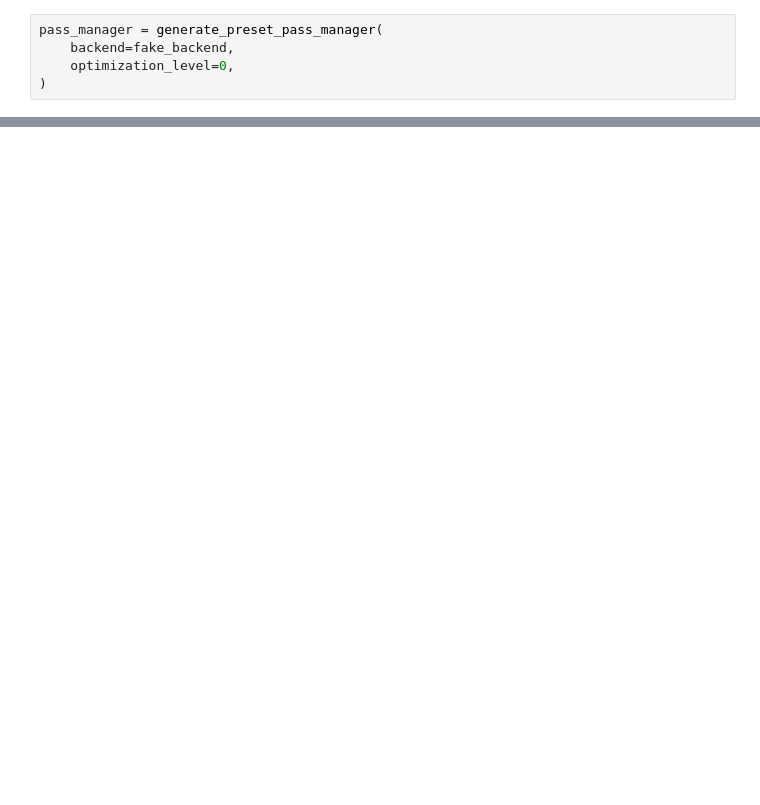
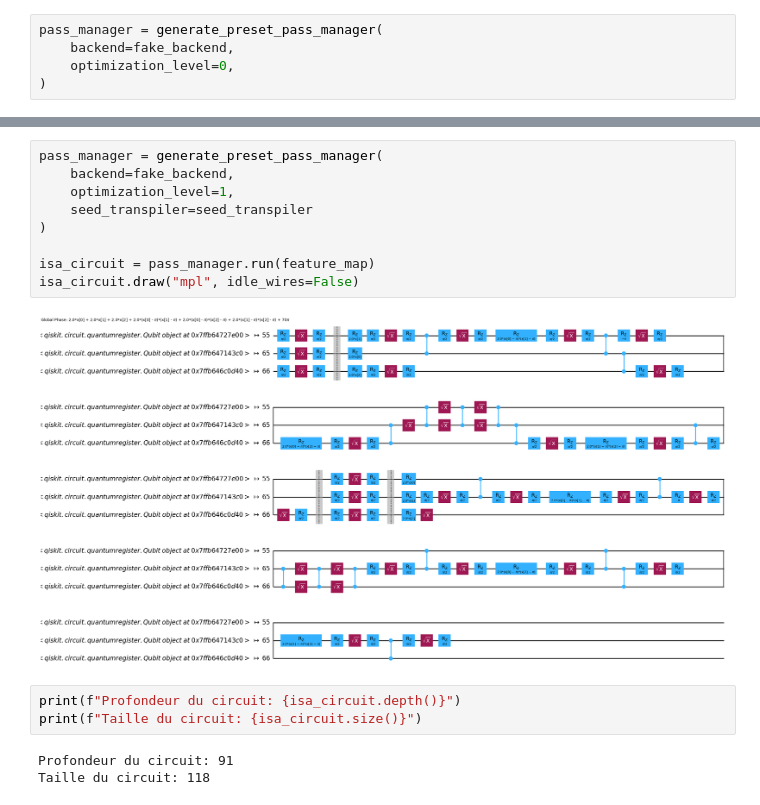
Before and after one commit to QuentinPrigent/MobilePrice, a Jupyter notebook: 05 - Noyau quantique.ipynb, the cells around one changed output, grey strips where cells are left out. Cells and saved outputs as stored; diff of their text form; blank space fills up the shorter version.

```diff
--- a/05 - Noyau quantique.ipynb
+++ b/05 - Noyau quantique.ipynb
@@ -271,0 +331,17 @@ print(f"PegasosQSVC classification test score: {pegasos_score}")
+# %%
+pass_manager = generate_preset_pass_manager(
+    backend=fake_backend,
+    optimization_level=1,
+    seed_transpiler=seed_transpiler
+)
+
+isa_circuit = pass_manager.run(feature_map)
+isa_circuit.draw("mpl", idle_wires=False)
+# %% [output]
+[figure, added]
+# %%
+print(f"Profondeur du circuit: {isa_circuit.depth()}")
+print(f"Taille du circuit: {isa_circuit.size()}")
+# %% [output]
+Profondeur du circuit: 91
+Taille du circuit: 118
```
Also changed, not shown: parts of 72 cells of this notebook.
